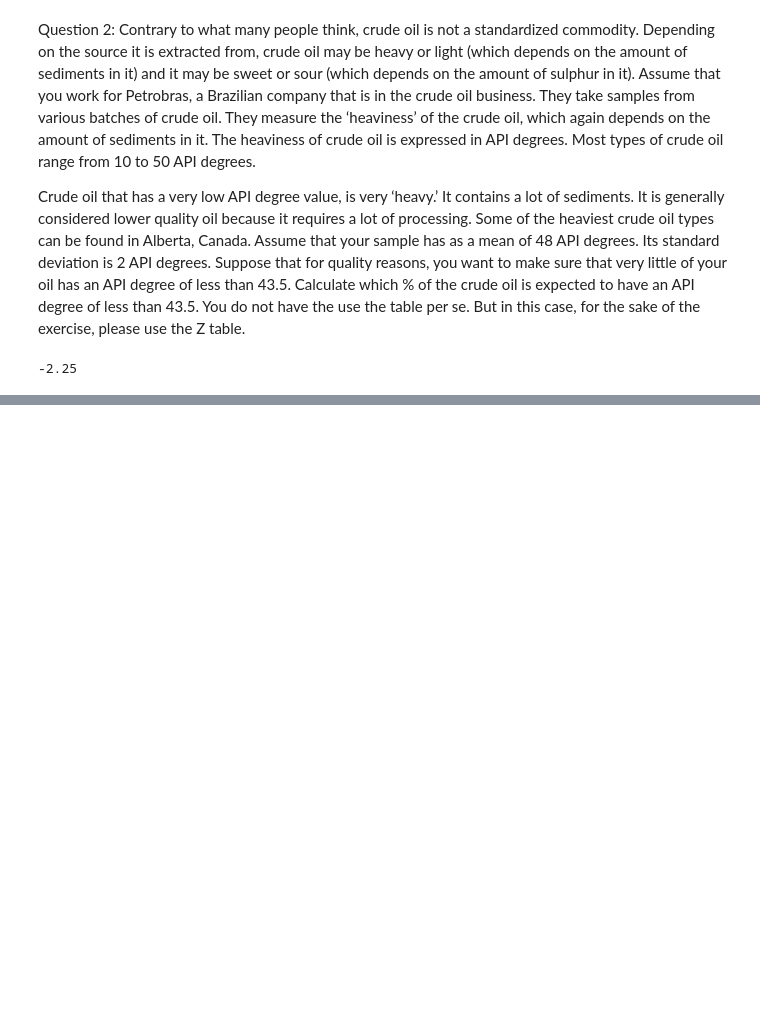
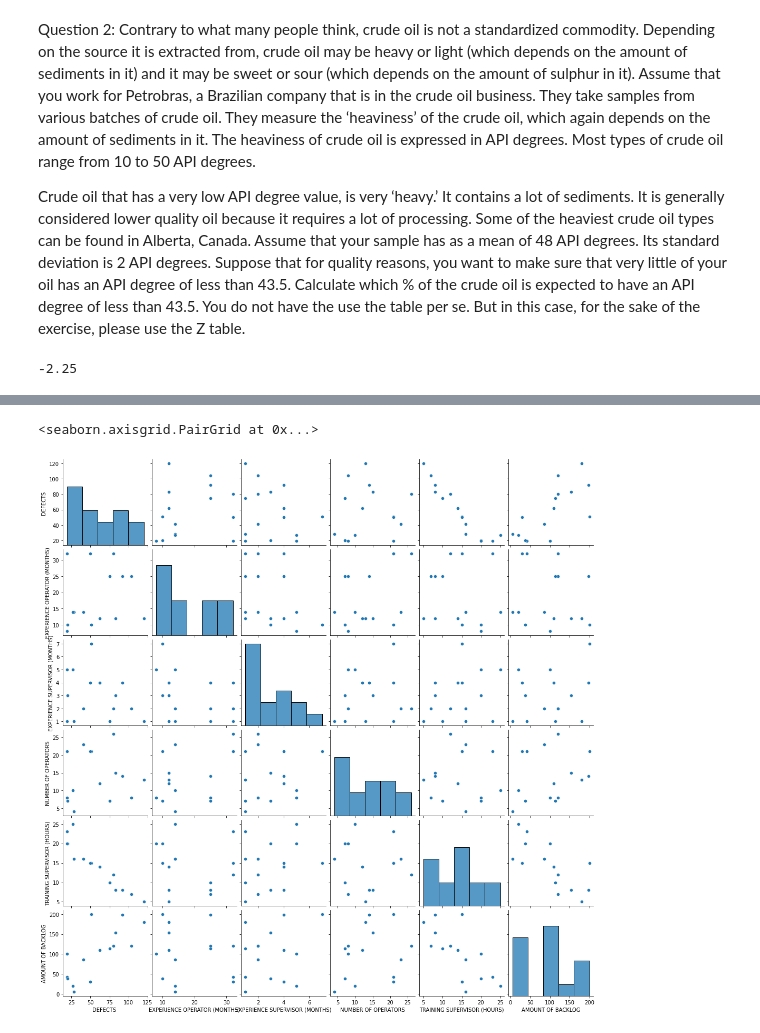
Before and after one commit to pedrohrosabraun/6-sigma, a Jupyter notebook: Calculatin metrics.ipynb, the cells around one changed output, grey strips where cells are left out. Saved outputs shown, nothing was run; the diff lists cells and outputs as text; code cells hidden in the pictures; blank space fills up the shorter version.

```diff
--- a/Calculatin metrics.ipynb
+++ b/Calculatin metrics.ipynb
@@ -145,0 +203,5 @@ Crude oil that has a very low API degree value, is very ‘heavy.’ It contains
+# %%
+sns.pairplot(dfcorr)
+# %% [output]
+<seaborn.axisgrid.PairGrid at 0x...>
+[figure, added]
```
Also changed, not shown: parts of 9 cells of this notebook, 2 other files.
